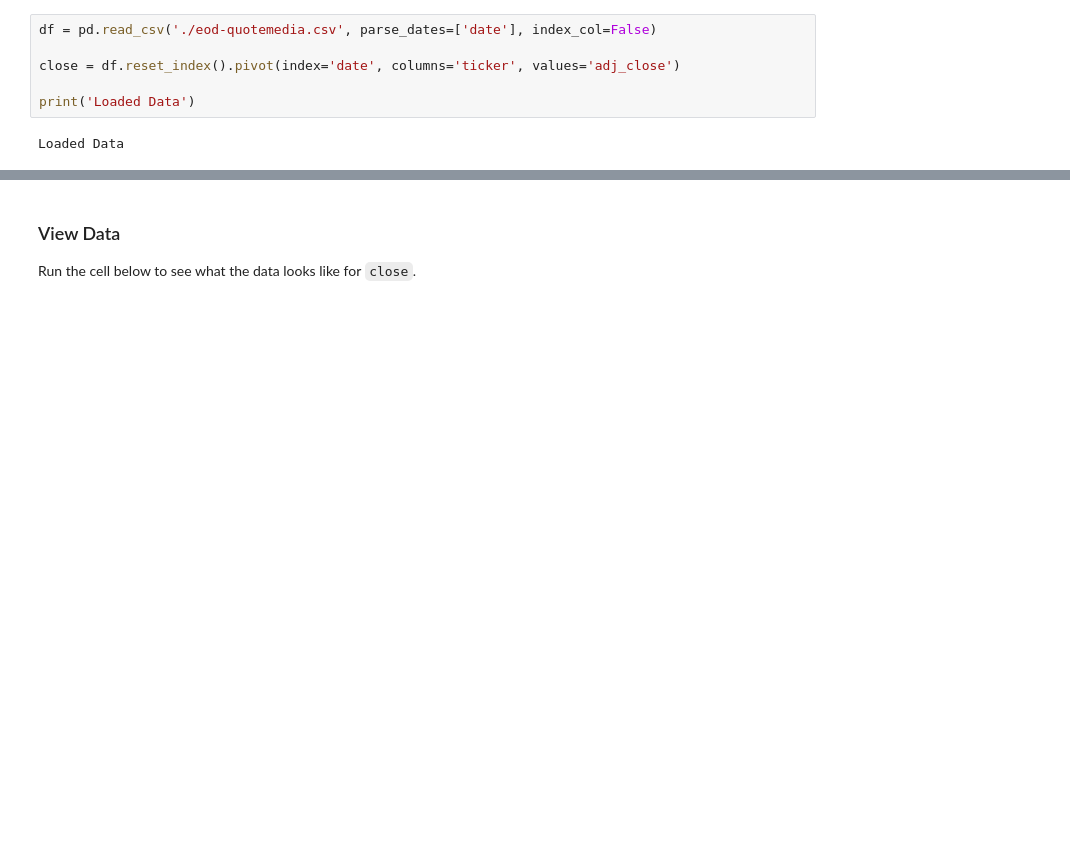
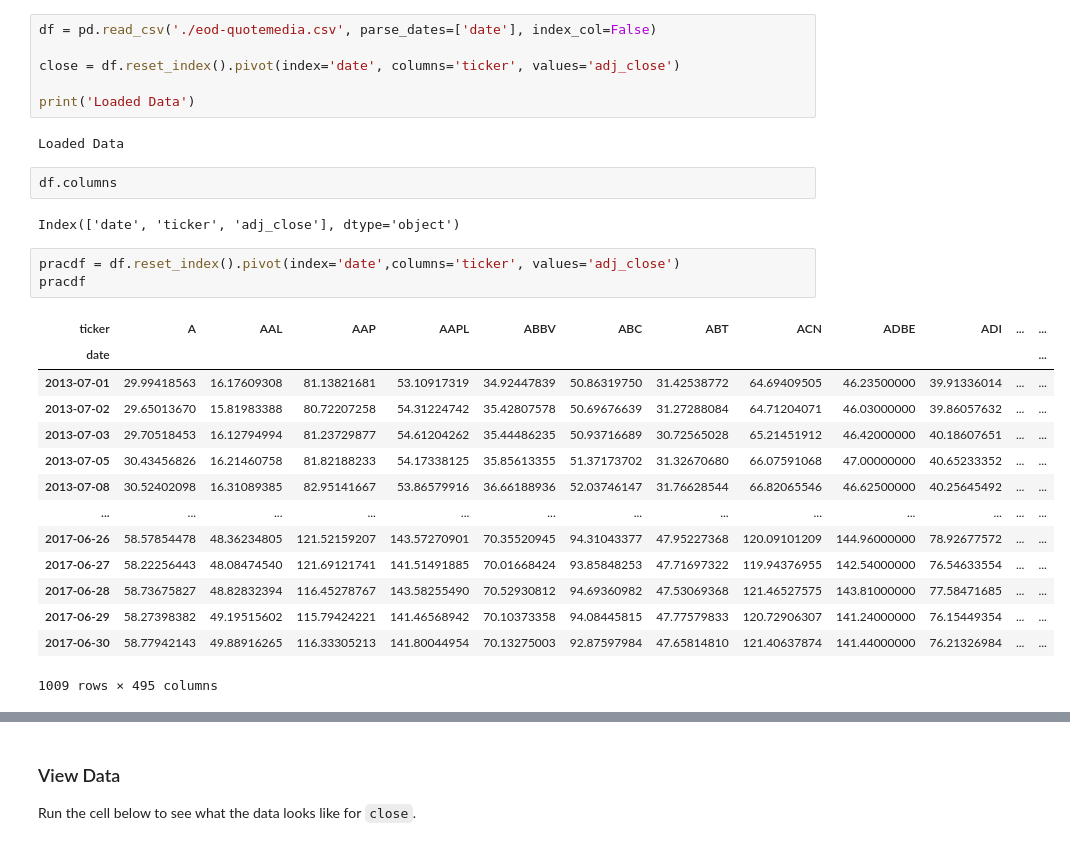
Before and after one commit to Mustafa017/artificial-intelligence-for-trading, a Jupyter notebook: project/project_1/project_1_starter.ipynb, the cells around one changed output, grey strips where cells are left out. Saved outputs shown, nothing was run; the diff lists cells and outputs as text; blank space fills up the shorter version.

```diff
--- a/project/project_1/project_1_starter.ipynb
+++ b/project/project_1/project_1_starter.ipynb
@@ -32,3 +36,25 @@ close = df.reset_index().pivot(index='date', columns='ticker', values='adj_close
 print('Loaded Data')
 # %% [output]
 Loaded Data
+# %%
+df.columns
+# %% [output]
+Index(['date', 'ticker', 'adj_close'], dtype='object')
+# %%
+pracdf = df.reset_index().pivot(index='date',columns='ticker', values='adj_close')
+pracdf
+# %% [output]
+| ticker | A | AAL | AAP | AAPL | ABBV | ABC | ABT | ACN | ADBE | ADI | ... | ... |
+| date |  |  |  |  |  |  |  |  |  |  |  | ... |
+| 2013-07-01 | 29.99418563 | 16.17609308 | 81.13821681 | 53.10917319 | 34.92447839 | 50.86319750 | 31.42538772 | 64.69409505 | 46.23500000 | 39.91336014 | ... | ... |
+| 2013-07-02 | 29.65013670 | 15.81983388 | 80.72207258 | 54.31224742 | 35.42807578 | 50.69676639 | 31.27288084 | 64.71204071 | 46.03000000 | 39.86057632 | ... | ... |
+| 2013-07-03 | 29.70518453 | 16.12794994 | 81.23729877 | 54.61204262 | 35.44486235 | 50.93716689 | 30.72565028 | 65.21451912 | 46.42000000 | 40.18607651 | ... | ... |
+| 2013-07-05 | 30.43456826 | 16.21460758 | 81.82188233 | 54.17338125 | 35.85613355 | 51.37173702 | 31.32670680 | 66.07591068 | 47.00000000 | 40.65233352 | ... | ... |
+| 2013-07-08 | 30.52402098 | 16.31089385 | 82.95141667 | 53.86579916 | 36.66188936 | 52.03746147 | 31.76628544 | 66.82065546 | 46.62500000 | 40.25645492 | ... | ... |
+| ... | ... | ... | ... | ... | ... | ... | ... | ... | ... | ... | ... | ... |
+| 2017-06-26 | 58.57854478 | 48.36234805 | 121.52159207 | 143.57270901 | 70.35520945 | 94.31043377 | 47.95227368 | 120.09101209 | 144.96000000 | 78.92677572 | ... | ... |
+| 2017-06-27 | 58.22256443 | 48.08474540 | 121.69121741 | 141.51491885 | 70.01668424 | 93.85848253 | 47.71697322 | 119.94376955 | 142.54000000 | 76.54633554 | ... | ... |
+| 2017-06-28 | 58.73675827 | 48.82832394 | 116.45278767 | 143.58255490 | 70.52930812 | 94.69360982 | 47.53069368 | 121.46527575 | 143.81000000 | 77.58471685 | ... | ... |
+| 2017-06-29 | 58.27398382 | 49.19515602 | 115.79424221 | 141.46568942 | 70.10373358 | 94.08445815 | 47.77579833 | 120.72906307 | 141.24000000 | 76.15449354 | ... | ... |
+| 2017-06-30 | 58.77942143 | 49.88916265 | 116.33305213 | 141.80044954 | 70.13275003 | 92.87597984 | 47.65814810 | 121.40637874 | 141.44000000 | 76.21326984 | ... | ... |
+1009 rows × 495 columns
```
Also changed, not shown: parts of 10 cells of this notebook, 15 other files.
